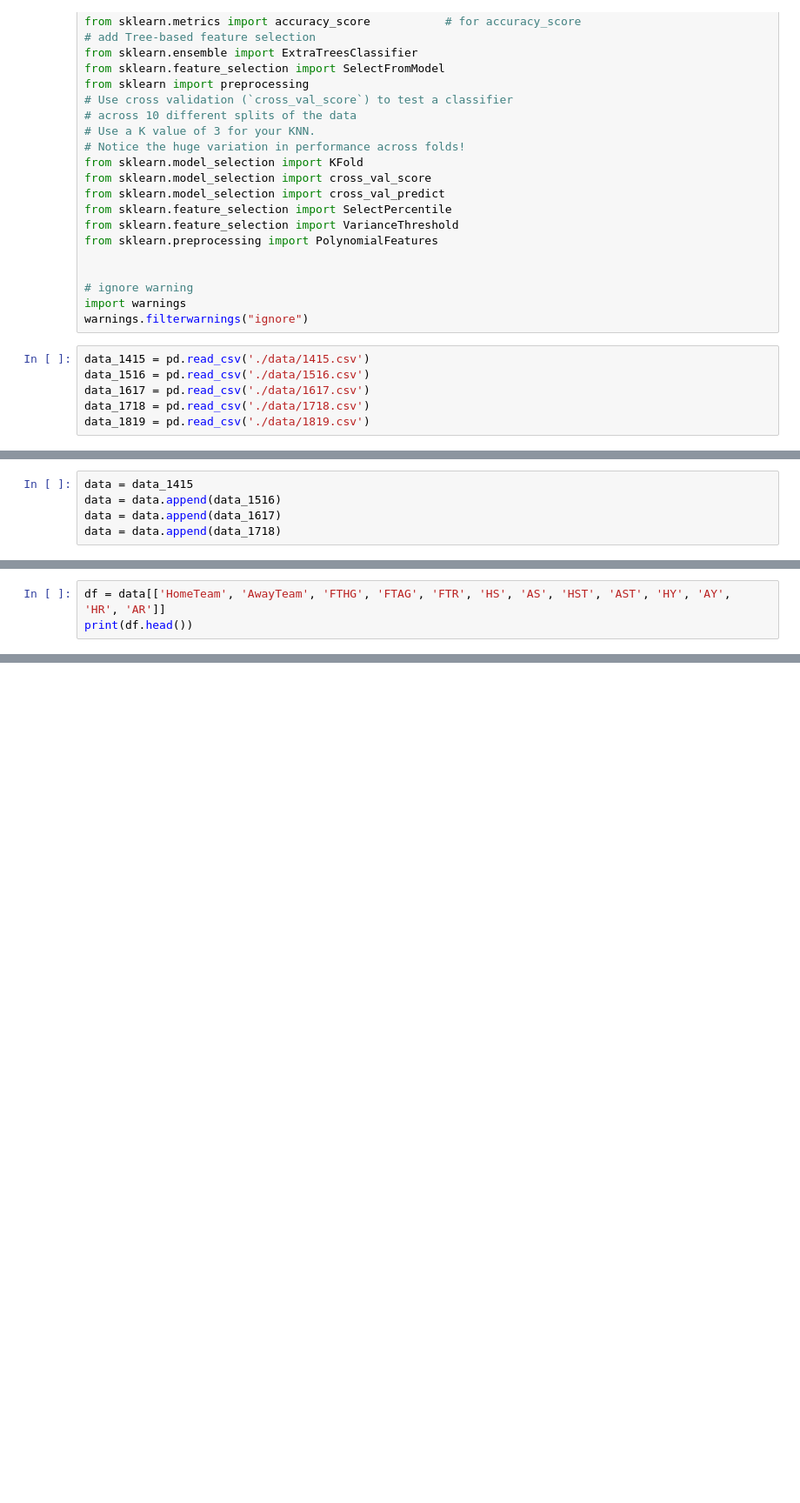
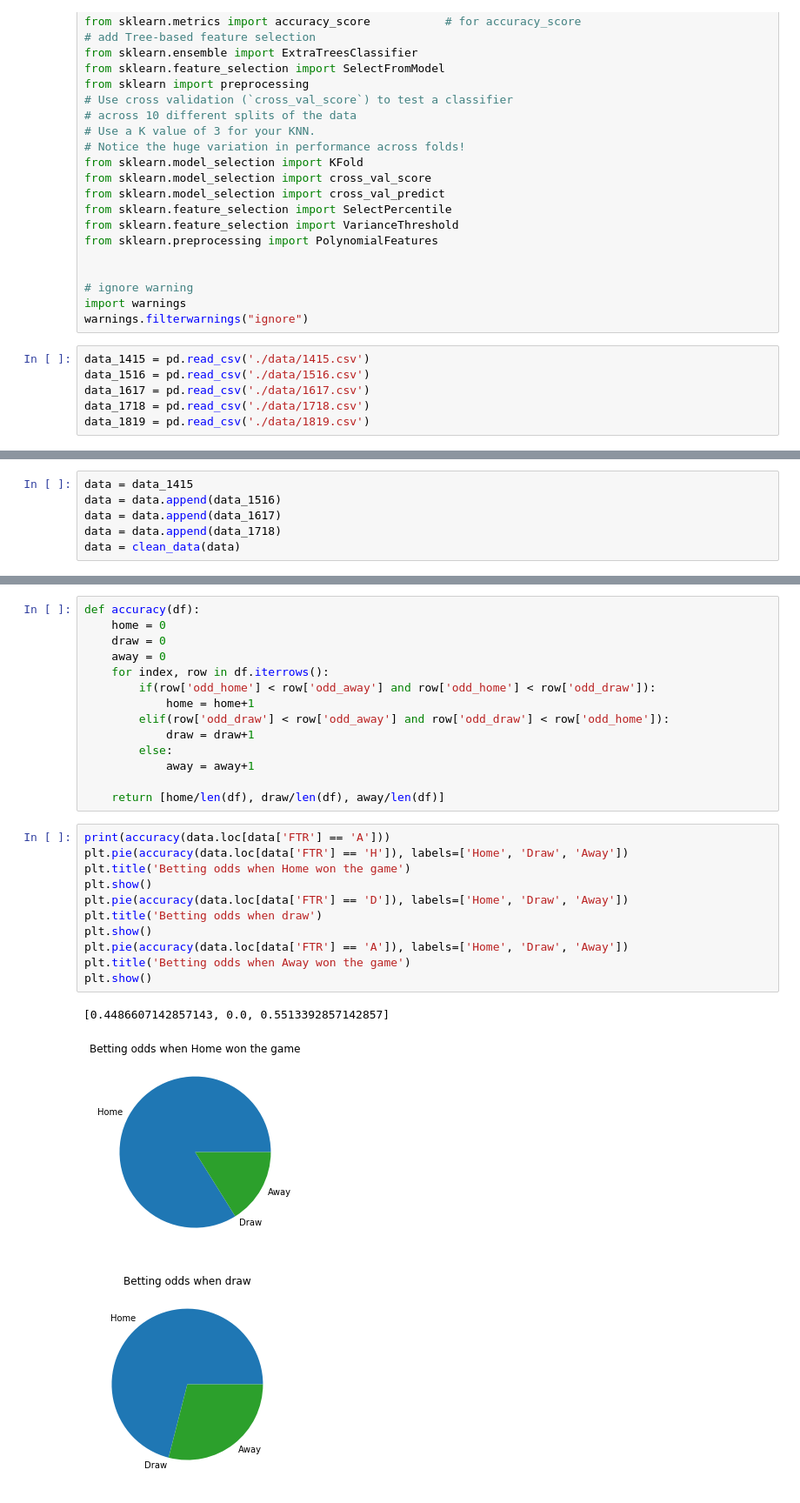
Before and after one commit to info370a-w19-finalproject2/final_project, a Jupyter notebook: won_report.ipynb, the cells around one changed output, grey strips where cells are left out. Shown at 87% size. Drawn from its saved outputs; the diff is of its cells as text; blank space fills up the shorter version.

```diff
--- a/won_report.ipynb
+++ b/won_report.ipynb
@@ -45,3 +72,4 @@ data = data_1415
 data = data.append(data_1516)
 data = data.append(data_1617)
 data = data.append(data_1718)
+data = clean_data(data)
@@ -81,3 +75,0 @@ Length: 1521, dtype: float64
-# %%
-df = data[['HomeTeam', 'AwayTeam', 'FTHG', 'FTAG', 'FTR', 'HS', 'AS', 'HST', 'AST', 'HY', 'AY', 'HR', 'AR']]
-print(df.head())
@@ -155,0 +135,29 @@ df.head()
+# %%
+def accuracy(df):
+    home = 0
+    draw = 0
+    away = 0
+    for index, row in df.iterrows():
+        if(row['odd_home'] < row['odd_away'] and row['odd_home'] < row['odd_draw']):
+            home = home+1
+        elif(row['odd_draw'] < row['odd_away'] and row['odd_draw'] < row['odd_home']):
+            draw = draw+1
+        else:
+            away = away+1
+
+    return [home/len(df), draw/len(df), away/len(df)]
+# %%
+print(accuracy(data.loc[data['FTR'] == 'A']))
+plt.pie(accuracy(data.loc[data['FTR'] == 'H']), labels=['Home', 'Draw', 'Away'])
+plt.title('Betting odds when Home won the game')
+plt.show()
+plt.pie(accuracy(data.loc[data['FTR'] == 'D']), labels=['Home', 'Draw', 'Away'])
+plt.title('Betting odds when draw')
+plt.show()
+plt.pie(accuracy(data.loc[data['FTR'] == 'A']), labels=['Home', 'Draw', 'Away'])
+plt.title('Betting odds when Away won the game')
+plt.show()
+# %% [output]
+[0.4486607142857143, 0.0, 0.5513392857142857]
+[figure, added]
+[figure, added]
```
Also changed, not shown: parts of 20 cells of this notebook.
